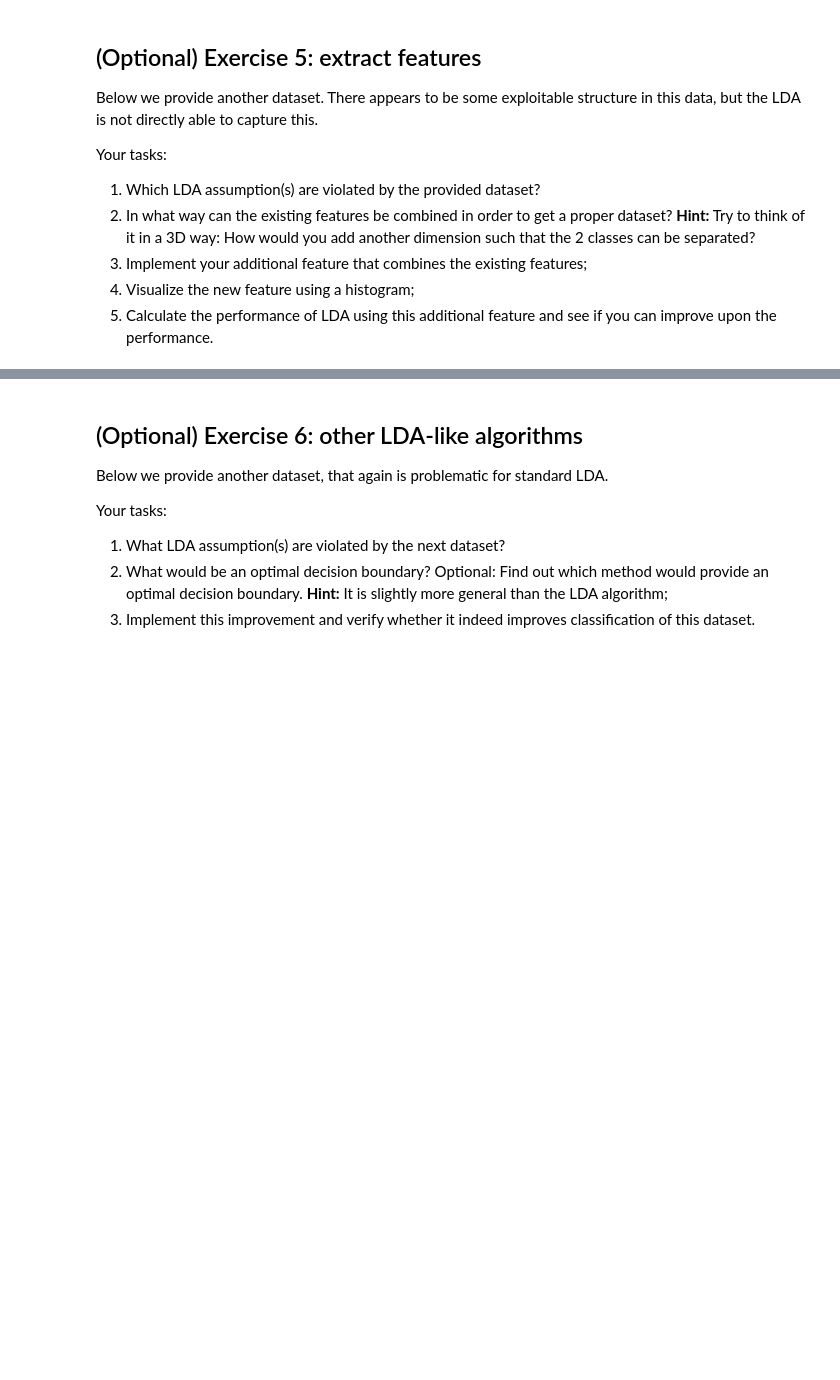
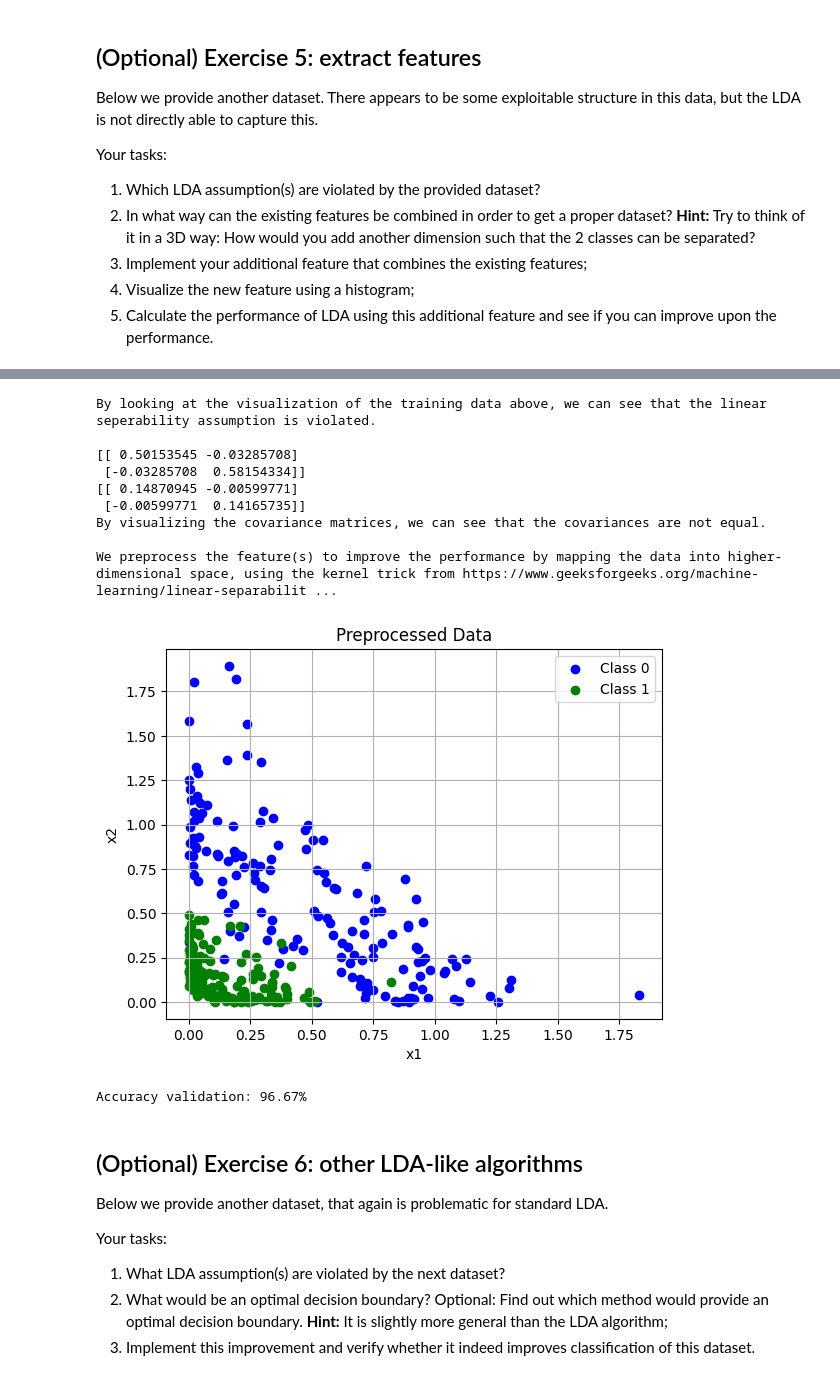
Before and after one commit to pschristodoulou/BCI_course, a Jupyter notebook: Assignments/Assignment2/assignment_02_lda.ipynb, the cells around one changed output, grey strips where cells are left out. Cells and saved outputs as stored; diff of their text form; code cells hidden in the pictures; blank space fills up the shorter version.

```diff
--- a/Assignments/Assignment2/assignment_02_lda.ipynb
+++ b/Assignments/Assignment2/assignment_02_lda.ipynb
@@ -144,3 +245,48 @@ print('Accuracy validation: {:.2f}%'.format(score))
+# %%
+# Answer here
+# 1. Which LDA assumption(s) are violated by the provided dataset?
+print("By looking at the visualization of the training data above, we can see that the linear seperability assumption is violated. \n")
+
+cov0 = np.cov(X[y==0], rowvar=False)
+cov1 = np.cov(X[y==1], rowvar=False)
+print(cov0)
+print(cov1)
+print("By visualizing the covariance matrices, we can see that the covariances are not equal. \n")
+
+# 2. In which way can the feature(s) be preprocessed in order to improve the performance?
+print("We preprocess the feature(s) to improve the performance by mapping the data into higher-dimensional space, using the kernel trick from https://www.geeksforgeeks.org/machine-learning/linear-separability-with-python/. \n")
+
+# 3. Apply your preprocessing idea to the data;
+X_preprocessed = np.vstack((X[:, 0]**2, X[:, 1]**2)).T
+
+# 4. Visualize the preprocessed data;
+plt.scatter(X_preprocessed[y == 0, 0], X_preprocessed[y == 0, 1], c='b', label='Class 0')
+plt.scatter(X_preprocessed[y == 1, 0], X_preprocessed[y == 1, 1], c='g', label='Class 1')
+plt.title('Preprocessed Data')
+plt.xlabel('x1')
+plt.ylabel('x2')
+plt.legend()
+plt.grid()
+plt.show()
+
+# 5. Classify preprocessed data
+X_train, X_valid, y_train, y_valid = train_test_split(X_preprocessed, y, test_size=0.2, random_state=42)
+clf = LDA()
+clf.fit(X_train, y_train)
+score = clf.score(X_valid, y_valid) * 100
+print('Accuracy validation: {:.2f}%'.format(score))
+# %% [output]
+By looking at the visualization of the training data above, we can see that the linear seperability assumption is violated.
+
+[[ 0.50153545 -0.03285708]
+ [-0.03285708  0.58154334]]
+[[ 0.14870945 -0.00599771]
+ [-0.00599771  0.14165735]]
+By visualizing the covariance matrices, we can see that the covariances are not equal.
+
+We preprocess the feature(s) to improve the performance by mapping the data into higher-dimensional space, using the kernel trick from https://www.geeksforgeeks.org/machine-learning/linear-separabilit ...
+[figure, added]
+Accuracy validation: 96.67%
 # %% [markdown]
 ## (Optional) Exercise 6: other LDA-like algorithms
 Below we provide another dataset, that again is problematic for standard LDA.
```
Also changed, not shown: parts of 23 cells of this notebook, 4 other files.
